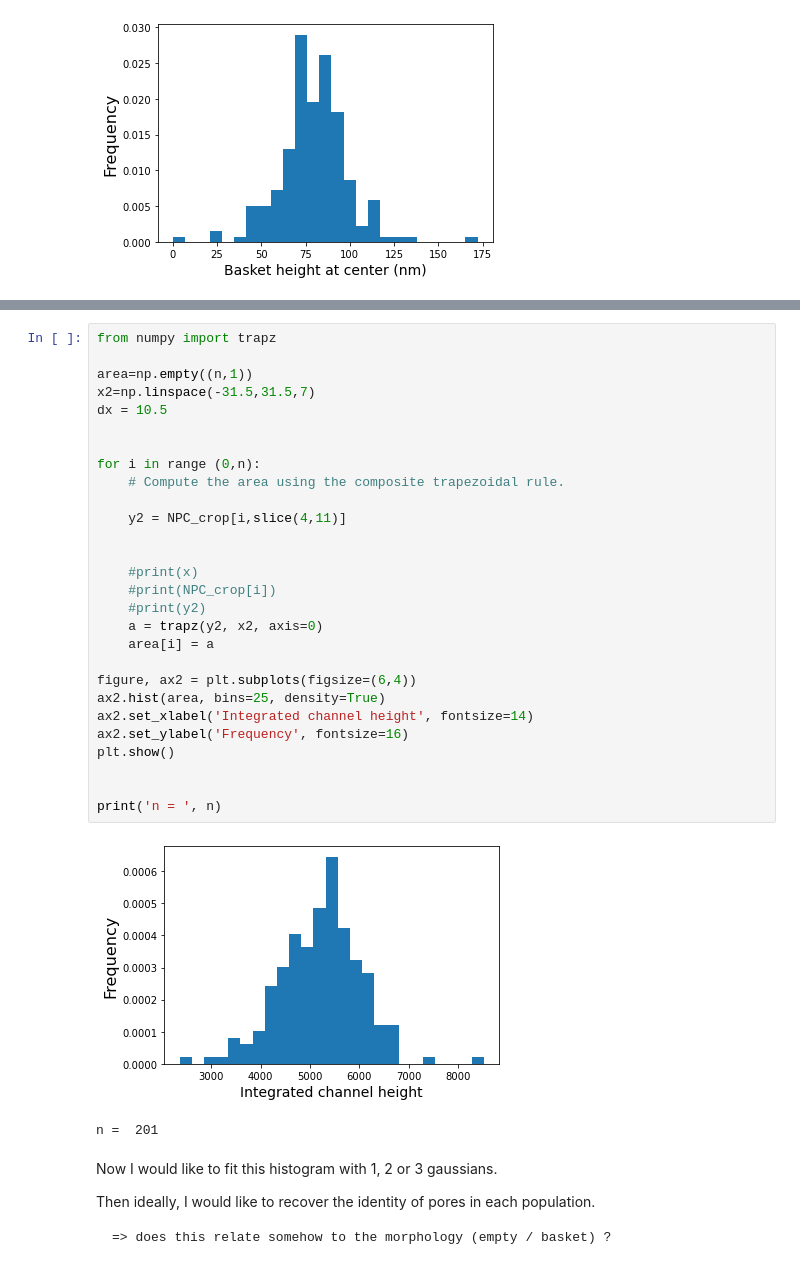
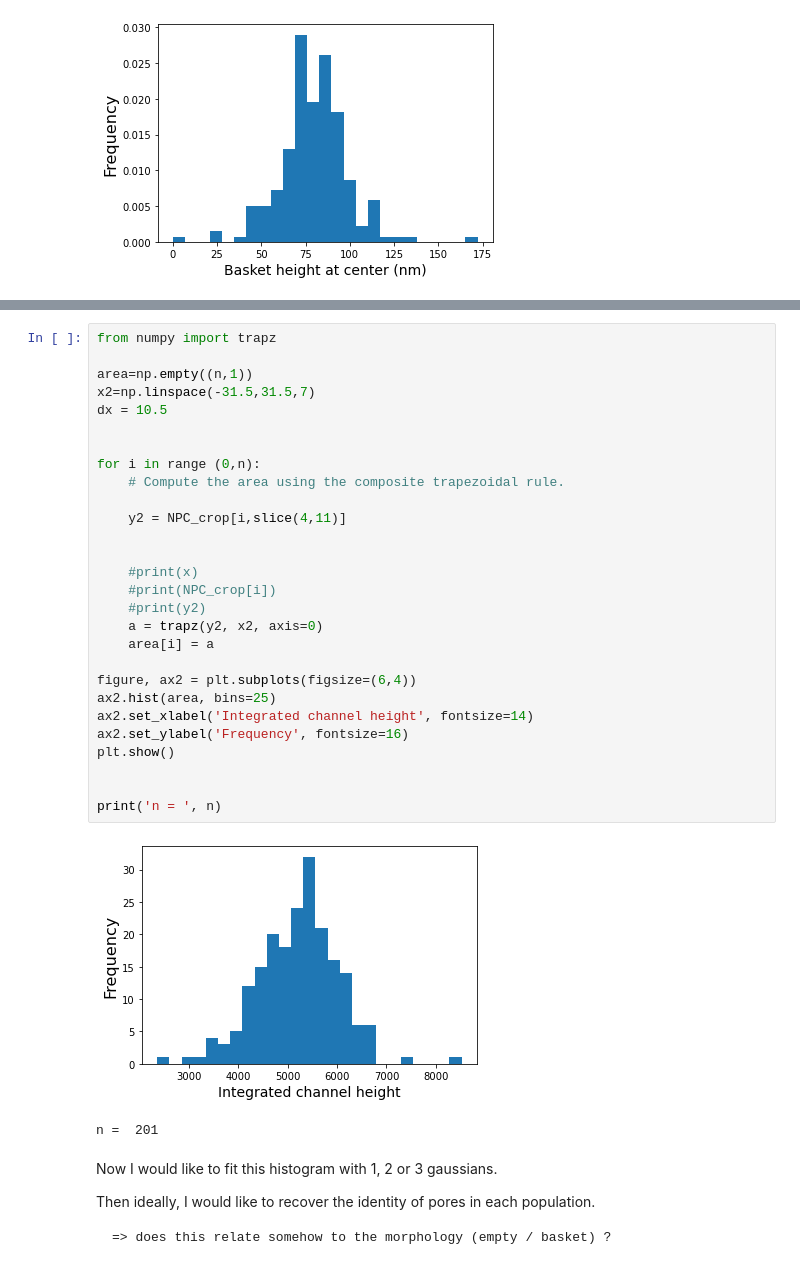
Before and after one commit to ChDoucet/AFM-analysis, a Jupyter notebook: Height averaging.ipynb, the cells around one changed output, grey strips where cells are left out. Saved outputs shown, nothing was run; the diff lists cells and outputs as text.

```diff
--- a/Height averaging.ipynb
+++ b/Height averaging.ipynb
@@ -146,33 +292,33 @@ This would make a nice transition to introduce correlative microscopy.
 # %%
 from numpy import trapz
 
 area=np.empty((n,1))
 x2=np.linspace(-31.5,31.5,7)
 dx = 10.5
 
 
 for i in range (0,n):
     # Compute the area using the composite trapezoidal rule.
 
     y2 = NPC_crop[i,slice(4,11)]
 
 
     #print(x)
     #print(NPC_crop[i])
     #print(y2)
     a = trapz(y2, x2, axis=0)
     area[i] = a
 
 figure, ax2 = plt.subplots(figsize=(6,4))
-ax2.hist(area, bins=25, density=True)
+ax2.hist(area, bins=25)
 ax2.set_xlabel('Integrated channel height', fontsize=14)
 ax2.set_ylabel('Frequency', fontsize=16)
 plt.show()
 
 
 print('n = ', n)
 # %% [output]
-[figure, old version]
+[figure, new version]
 n =  201
 # %% [markdown]
 Now I would like to fit this histogram with 1, 2 or 3 gaussians.
```
Also changed, not shown: parts of 4 cells of this notebook, 4 other files.
